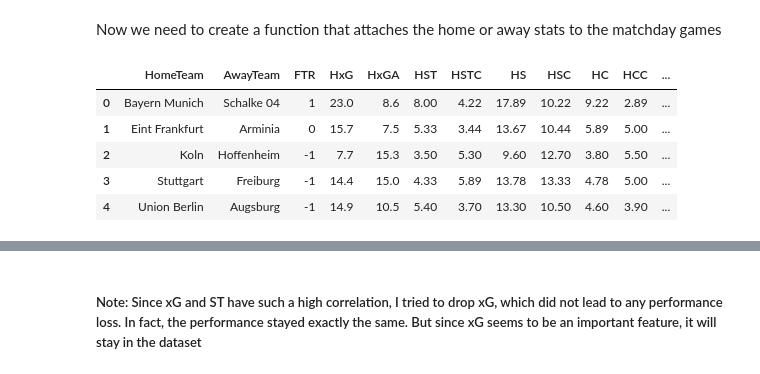
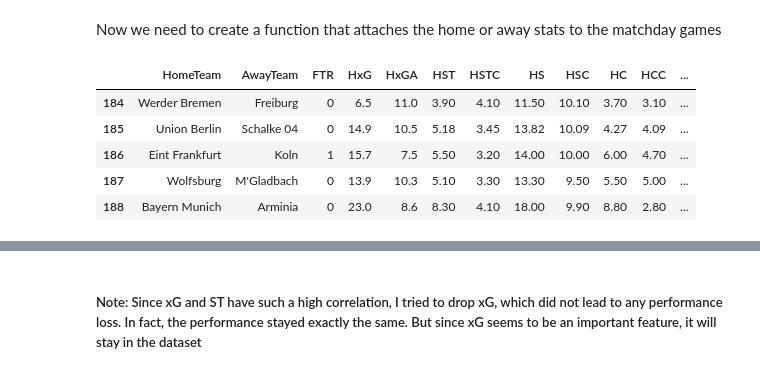
Before and after one commit to davidschs/SportsBetting-Algorithm, a Jupyter notebook: Sportsbetting2.ipynb, the cells around one changed output, grey strips where cells are left out. Saved outputs shown, nothing was run; the diff lists cells and outputs as text; code cells hidden in the pictures.

```diff
--- a/Sportsbetting2.ipynb
+++ b/Sportsbetting2.ipynb
@@ -710,14 +716,14 @@ def HomeAwayToMatchDay(matchday, homestats, awaystats):
 HomeAwayFeatureTable = HomeAwayToMatchDay(MatchPlan, JoinedHomeStats, JoinedAwayStats)
 # %%
 HomeAwayFeatureTable["FTR"] = HomeAwayFeatureTable.apply(lambda row: transformResult(row),axis=1)
-HomeAwayFeatureTable.head()
+HomeAwayFeatureTable.tail()
 # %% [output]
 |  | HomeTeam | AwayTeam | FTR | HxG | HxGA | HST | HSTC | HS | HSC | HC | HCC | ... |
-| 0 | Bayern Munich | Schalke 04 | 1 | 23.0 | 8.6 | 8.00 | 4.22 | 17.89 | 10.22 | 9.22 | 2.89 | ... |
-| 1 | Eint Frankfurt | Arminia | 0 | 15.7 | 7.5 | 5.33 | 3.44 | 13.67 | 10.44 | 5.89 | 5.00 | ... |
-| 2 | Koln | Hoffenheim | -1 | 7.7 | 15.3 | 3.50 | 5.30 | 9.60 | 12.70 | 3.80 | 5.50 | ... |
-| 3 | Stuttgart | Freiburg | -1 | 14.4 | 15.0 | 4.33 | 5.89 | 13.78 | 13.33 | 4.78 | 5.00 | ... |
-| 4 | Union Berlin | Augsburg | -1 | 14.9 | 10.5 | 5.40 | 3.70 | 13.30 | 10.50 | 4.60 | 3.90 | ... |
+| 184 | Werder Bremen | Freiburg | 0 | 6.5 | 11.0 | 3.90 | 4.10 | 11.50 | 10.10 | 3.70 | 3.10 | ... |
+| 185 | Union Berlin | Schalke 04 | 0 | 14.9 | 10.5 | 5.18 | 3.45 | 13.82 | 10.09 | 4.27 | 4.09 | ... |
+| 186 | Eint Frankfurt | Koln | 1 | 15.7 | 7.5 | 5.50 | 3.20 | 14.00 | 10.00 | 6.00 | 4.70 | ... |
+| 187 | Wolfsburg | M'Gladbach | 0 | 13.9 | 10.3 | 5.10 | 3.30 | 13.30 | 9.50 | 5.50 | 5.00 | ... |
+| 188 | Bayern Munich | Arminia | 0 | 23.0 | 8.6 | 8.30 | 4.10 | 18.00 | 9.90 | 8.80 | 2.80 | ... |
 # %%
 # get correlations of each feature in dataset
 dataFeatures3 = HomeAwayFeatureTable.drop(['HomeTeam', 'AwayTeam', 'FTR'], axis=1)
```
Also changed, not shown: parts of 88 cells of this notebook, 2 other files.
